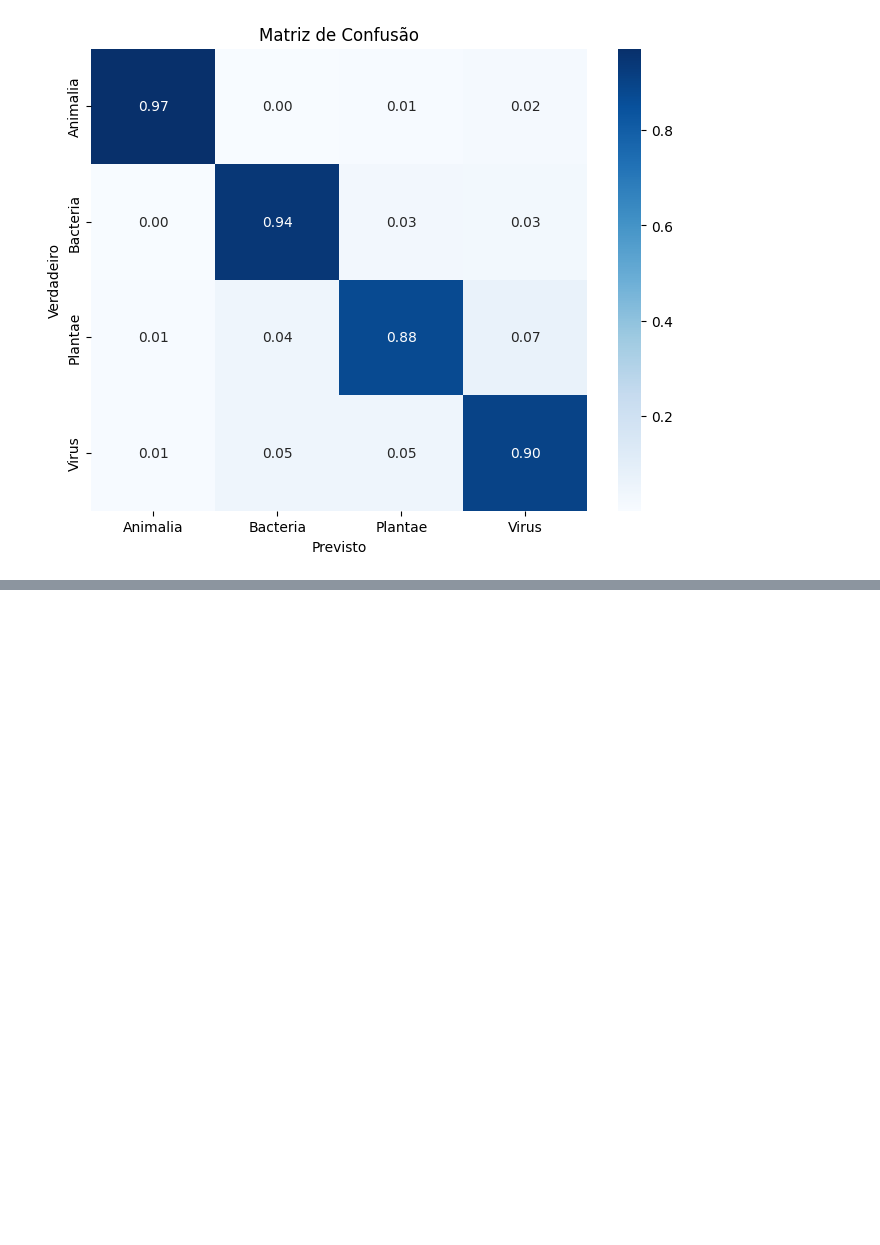
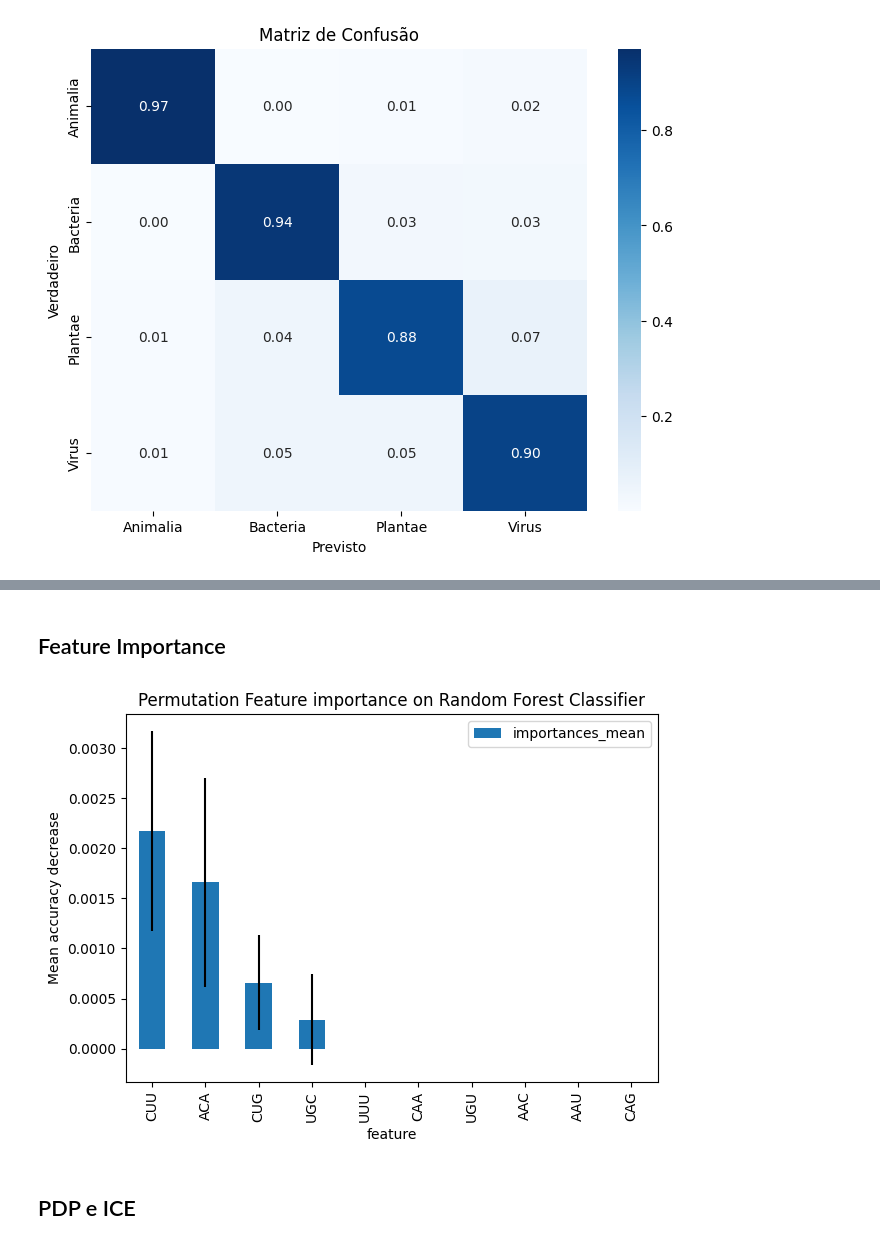
Before and after one commit to JVMergulho/model_interpretability_project, a Jupyter notebook: project1/global_xai.ipynb, the cells around one changed output, grey strips where cells are left out. Cells and saved outputs as stored; diff of their text form; code cells hidden in the pictures; blank space fills up the shorter version.

```diff
--- a/project1/global_xai.ipynb
+++ b/project1/global_xai.ipynb
@@ -26,6 +24,9 @@ y_train = train_df[target]
 
 X_test = test_df.drop(target, axis=1)
 y_test = test_df[target]
+# %%
+X_sample = X_train.sample(n=1000, random_state=2)
+y_sample = y_train.loc[X_sample.index]
 # %% [markdown]
 # Global Surrogate Model
 # %% [markdown]
@@ -190,0 +259,2 @@ Coeficientes zerados pelo Lasso: 56 (21.9%)
+# %% [markdown]
+## Feature Importance
@@ -190,0 +264,32 @@ Coeficientes zerados pelo Lasso: 56 (21.9%)
+# %%
+def calculate_PFI(model, X, y, column_names=None):
+  if column_names is None:
+    column_names = X.columns.tolist()
+
+  # Suprime o UserWarning especificamente para esta chamada
+  with warnings.catch_warnings():
+    warnings.simplefilter("ignore", category=UserWarning)
+    result = permutation_importance(model, X, y,n_repeats=100, random_state=2)
+
+  importances = pd.DataFrame({'importances_mean': result.importances_mean,
+                'importances_std':result.importances_std,
+                'feature': column_names}).sort_values(by='importances_mean', ascending=False)
+
+  return importances
+
+def plot_PFI(importances, model_name):
+  fig, ax = plt.subplots()
+
+  importances.plot.bar(x='feature', y='importances_mean', yerr='importances_std', ax=ax)
+
+  ax.set_title(f"Permutation Feature importance on {model_name}")
+  ax.set_ylabel("Mean accuracy decrease")
+  fig.tight_layout()
+  plt.show()
+# %%
+importances = calculate_PFI(model, X_sample, y_sample)
+plot_PFI(importances[:10], "Random Forest Classifier")
+# %% [output]
+[figure, added]
+# %% [markdown]
+## PDP e ICE
```
Also changed, not shown: parts of 8 cells of this notebook.
